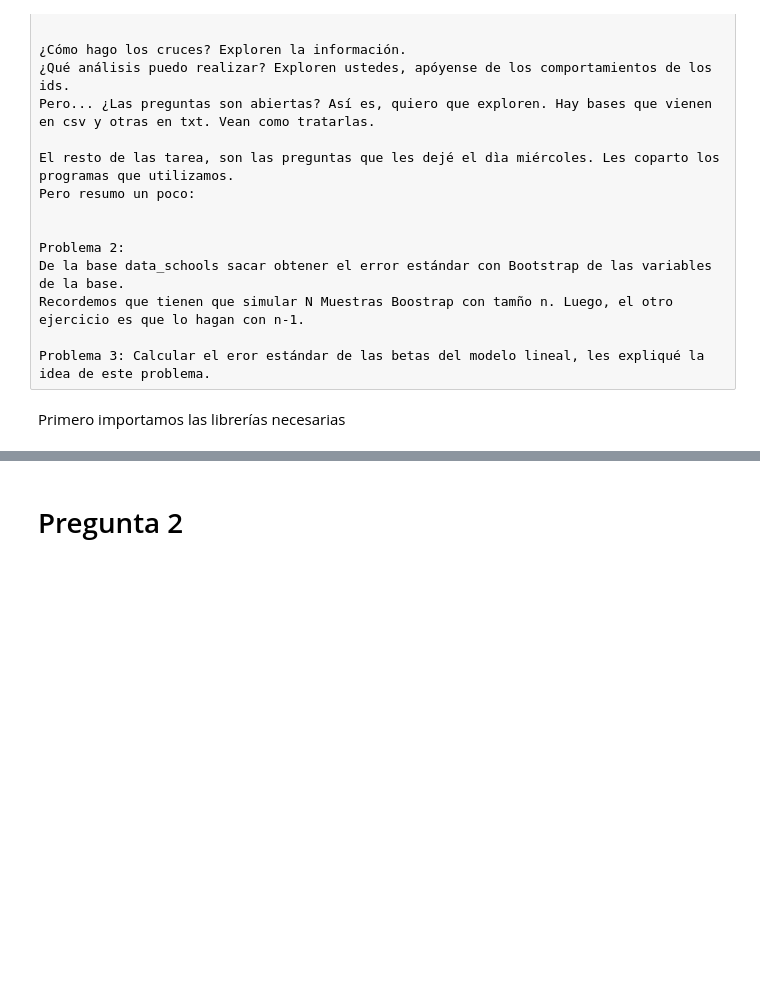
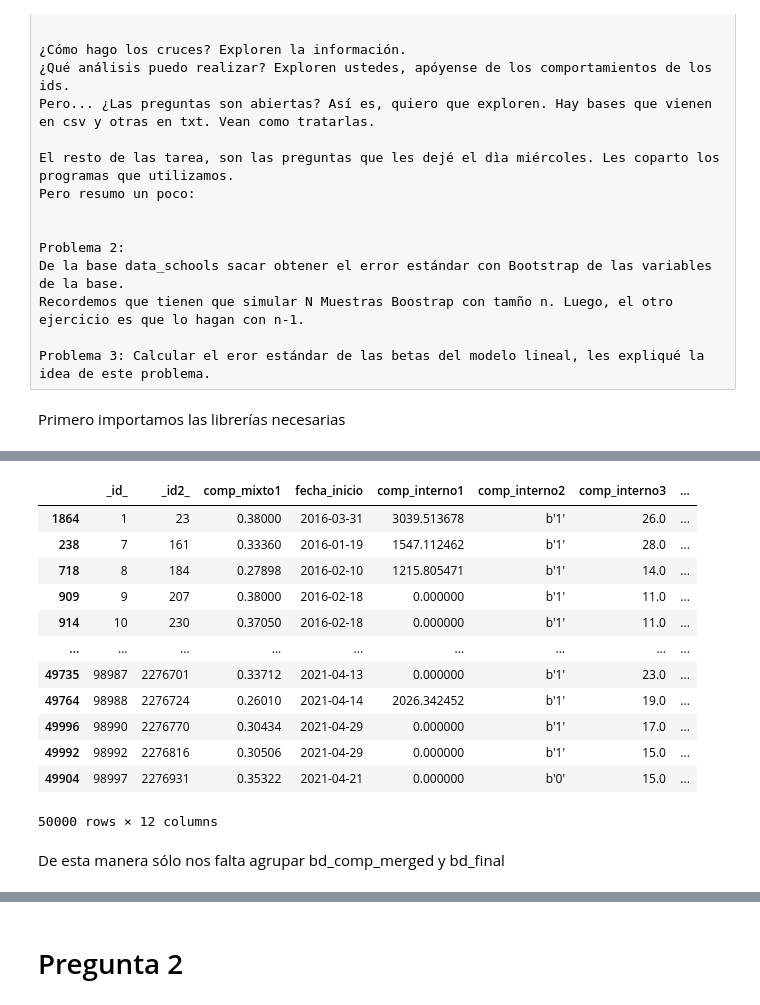
Before and after one commit to ArathReyes/Seminario-ML-DS, a Jupyter notebook: Tarea 1.ipynb, the cells around one changed output, grey strips where cells are left out. Drawn from its saved outputs; the diff is of its cells as text; code cells hidden in the pictures; blank space fills up the shorter version.

```diff
--- a/Tarea 1.ipynb
+++ b/Tarea 1.ipynb
@@ -42,0 +58,3 @@ from sklearn import linear_model
+# %%
+bd_ini_int = bd_ini_int.sort_values(by = ["fecha_inicio"])
+bd_ini_int.head()
@@ -42,0 +406,3 @@ from sklearn import linear_model
+# %%
+bd_inv_merged = bd_ini_pt1.merge(bd_inver, how = "left", on = "_id2_")
+bd_inv_merged.head()
@@ -42,0 +571,18 @@ from sklearn import linear_model
+# %%
+bd_final.sort_values(by = "_id_")
+# %% [output]
+|  | _id_ | _id2_ | comp_mixto1 | fecha_inicio | comp_interno1 | comp_interno2 | comp_interno3 | ... |
+| 1864 | 1 | 23 | 0.38000 | 2016-03-31 | 3039.513678 | b'1' | 26.0 | ... |
+| 238 | 7 | 161 | 0.33360 | 2016-01-19 | 1547.112462 | b'1' | 28.0 | ... |
+| 718 | 8 | 184 | 0.27898 | 2016-02-10 | 1215.805471 | b'1' | 14.0 | ... |
+| 909 | 9 | 207 | 0.38000 | 2016-02-18 | 0.000000 | b'1' | 11.0 | ... |
+| 914 | 10 | 230 | 0.37050 | 2016-02-18 | 0.000000 | b'1' | 11.0 | ... |
+| ... | ... | ... | ... | ... | ... | ... | ... | ... |
+| 49735 | 98987 | 2276701 | 0.33712 | 2021-04-13 | 0.000000 | b'1' | 23.0 | ... |
+| 49764 | 98988 | 2276724 | 0.26010 | 2021-04-14 | 2026.342452 | b'1' | 19.0 | ... |
+| 49996 | 98990 | 2276770 | 0.30434 | 2021-04-29 | 0.000000 | b'1' | 17.0 | ... |
+| 49992 | 98992 | 2276816 | 0.30506 | 2021-04-29 | 0.000000 | b'1' | 15.0 | ... |
+| 49904 | 98997 | 2276931 | 0.35322 | 2021-04-21 | 0.000000 | b'0' | 15.0 | ... |
+50000 rows × 12 columns
+# %% [markdown]
+De esta manera sólo nos falta agrupar bd_comp_merged y bd_final
```
Also changed, not shown: parts of 96 cells of this notebook.
